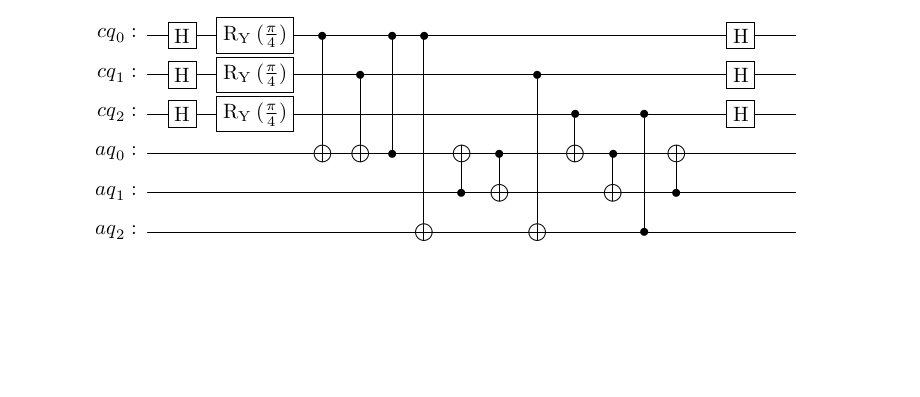
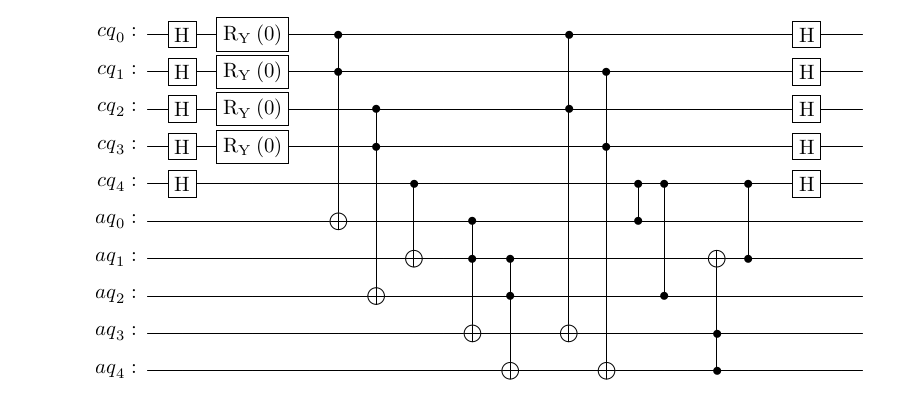
Before and after one commit to ashutiw2k/PartialUncomputation, a Jupyter notebook: notebooks/Statevector.ipynb, the cells around one changed output. Cells and saved outputs as stored; diff of their text form; code cells hidden in the pictures; blank space fills up the shorter version.

Commit message:
Updating images

```diff
--- a/notebooks/Statevector.ipynb
+++ b/notebooks/Statevector.ipynb
@@ -137,15 +135,15 @@ def static_circuit_2(theta=0):
 # %%
 # Change these values for different number of input(q), ancilla(a) and gates(g)
 # q = 4
 # a = 7
 # g = 40
-comp_circuit, q, a, g = static_circuit()
+comp_circuit, q, a, g = static_circuit_2()
 # comp_circuit.draw('latex')
 ancillas_list = [breakdown_qubit(q)['label'] for q in comp_circuit.qubits][-a:]
 # ancillas = breakdown_qubit
 comp_graph = get_computation_graph(comp_circuit, ancillas_list)
 comp_circuit.draw('latex', plot_barriers=False)
 # %% [output]
-[figure, old version]
+[figure, new version]
 # %%
 largest_ancilla = exhaustive_uncomputation_adding(comp_graph, ancillas_list)
```
Also changed, not shown: parts of 9 cells of this notebook, 13 other files.
